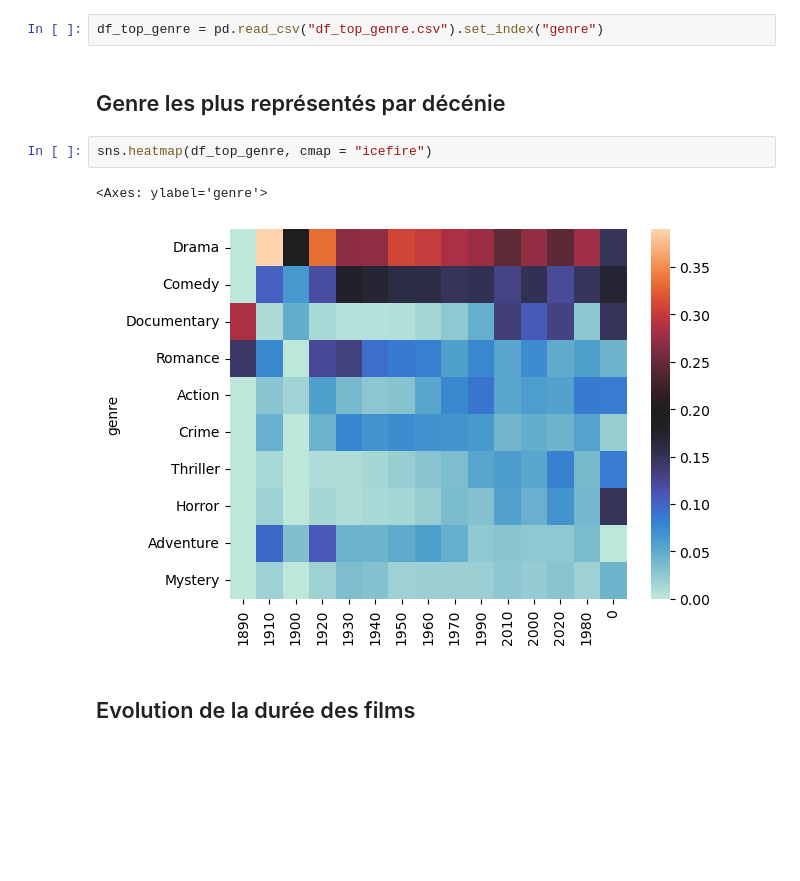
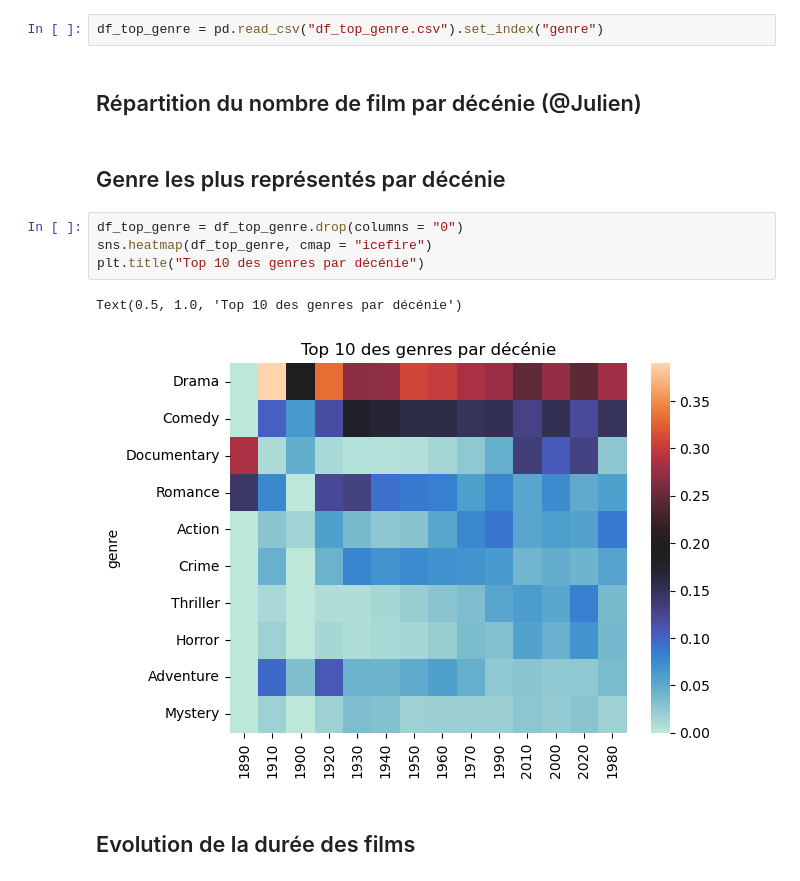
Before and after one commit to LunaGTN/film_recommendation_system, a Jupyter notebook: analyse.ipynb, the cells around one changed output. Drawn from its saved outputs; the diff is of its cells as text; blank space fills up the shorter version.

```diff
--- a/analyse.ipynb
+++ b/analyse.ipynb
@@ -7,13 +7,17 @@ import numpy as np
 df_film = pd.read_csv("df_film.csv")
 # %%
 df_top_genre = pd.read_csv("df_top_genre.csv").set_index("genre")
+# %% [markdown]
+## Répartition du nombre de film par décénie (@Julien)
 # %% [markdown]
 ## Genre les plus représentés par décénie
-# %%
-sns.heatmap(df_top_genre, cmap = "icefire")
-# %% [output]
-<Axes: ylabel='genre'>
-[figure, removed]
+# %%
+df_top_genre = df_top_genre.drop(columns = "0")
+sns.heatmap(df_top_genre, cmap = "icefire")
+plt.title("Top 10 des genres par décénie")
+# %% [output]
+Text(0.5, 1.0, 'Top 10 des genres par décénie')
+[figure, added]
 # %% [markdown]
 ## Evolution de la durée des films
 # %% [markdown]
```
Also changed, not shown: parts of 13 cells of this notebook.
